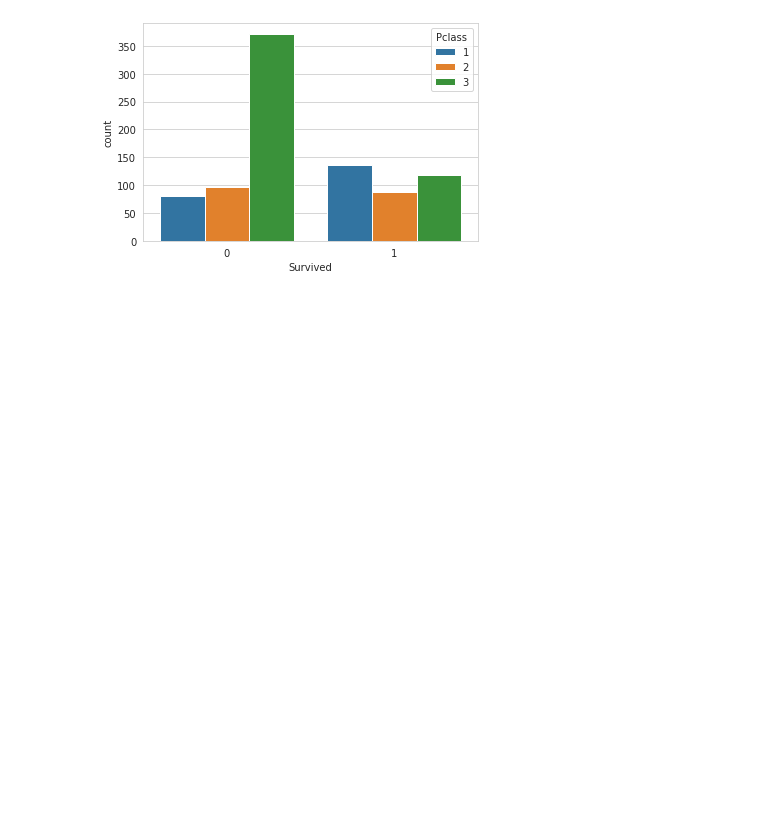
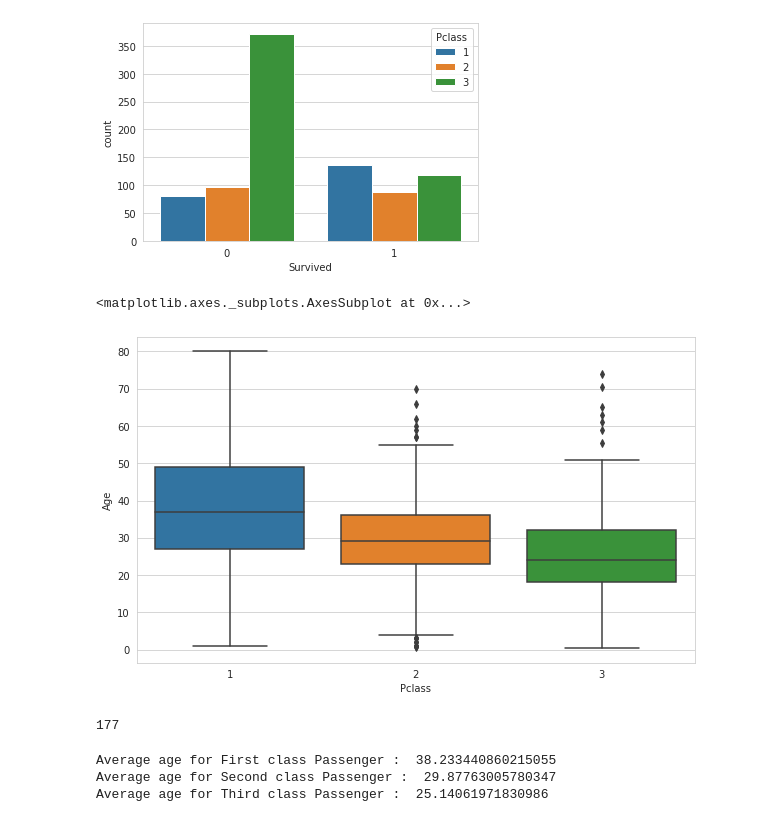
Before and after one commit to nikhil-katte/INT247-CA1, a Jupyter notebook: INT247.ipynb, the cells around one changed output. Saved outputs shown, nothing was run; the diff lists cells and outputs as text; code cells hidden in the pictures; blank space fills up the shorter version.

```diff
--- a/INT247.ipynb
+++ b/INT247.ipynb
@@ -151,3 +151,24 @@ sns.countplot(x = "Survived", hue = "Pclass", data = train)
 # %% [output]
 <matplotlib.axes._subplots.AxesSubplot at 0x...>
 [figure]
+# %%
+plt.figure(figsize=(10,6))
+sns.boxplot(x="Pclass",y="Age",data=train)
+# %% [output]
+<matplotlib.axes._subplots.AxesSubplot at 0x...>
+[figure, added]
+# %%
+train["Age"].isna().sum()
+# %% [output]
+177
+# %%
+avg_first = train["Age"][train["Pclass"]==1].mean()
+avg_second = train["Age"][train["Pclass"]==2].mean()
+avg_third = train["Age"][train["Pclass"]==3].mean()
+print("Average age for First class Passenger : ",avg_first)
+print("Average age for Second class Passenger : ",avg_second)
+print("Average age for Third class Passenger : ",avg_third)
+# %% [output]
+Average age for First class Passenger :  38.233440860215055
+Average age for Second class Passenger :  29.87763005780347
+Average age for Third class Passenger :  25.14061971830986
```
Also changed, not shown: parts of 46 cells of this notebook.
